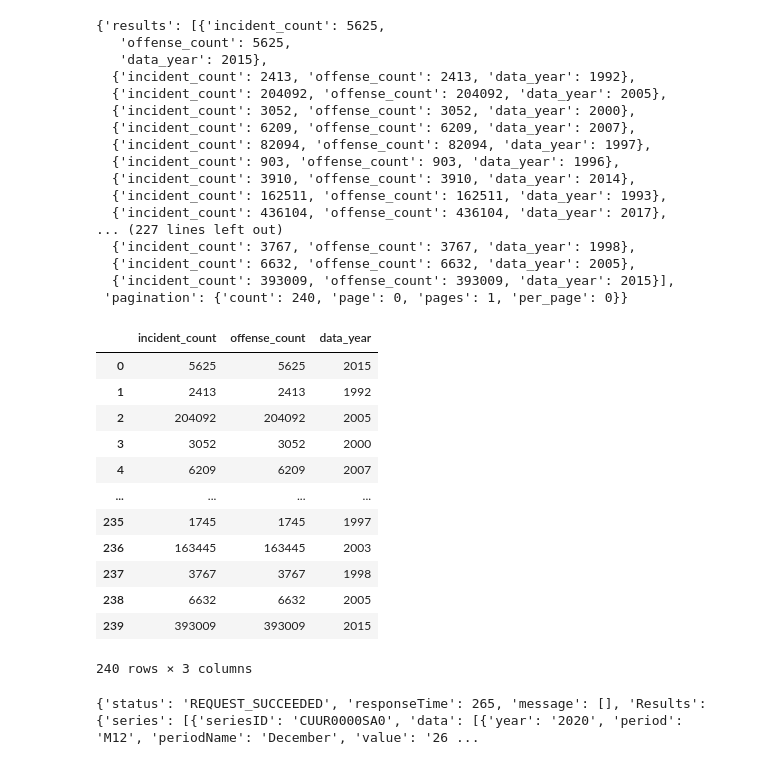
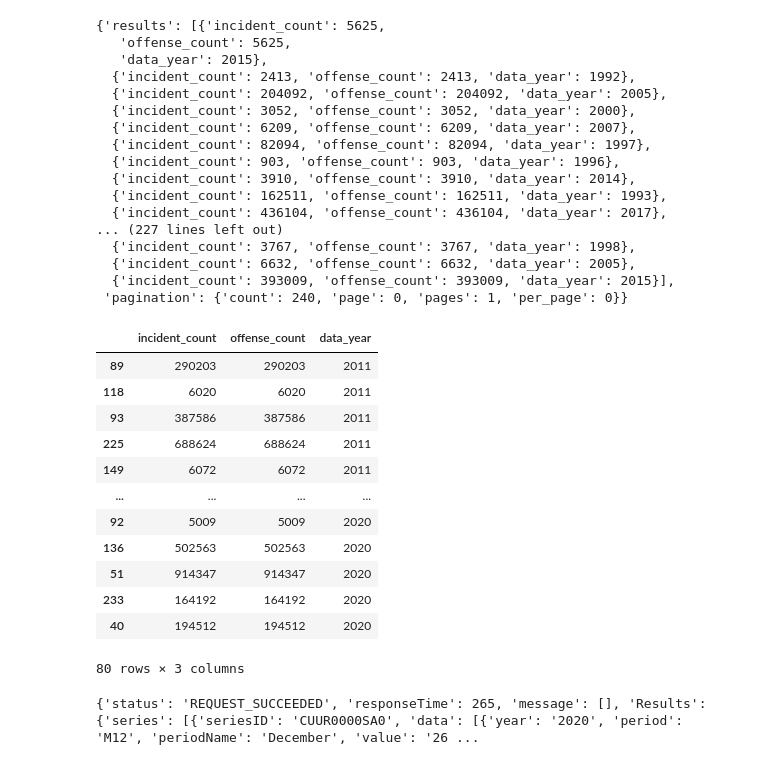
Before and after one commit to HeatherLD/API-Project, a Jupyter notebook: Homework 8 Exploratory API project - Jamie's version.ipynb, the cells around one changed output. Cells and saved outputs as stored; diff of their text form; code cells hidden in the pictures.

```diff
--- a/Homework 8 Exploratory API project - Jamie's version.ipynb
+++ b/Homework 8 Exploratory API project - Jamie's version.ipynb
@@ -66,22 +67,27 @@ fbi_json
   {'incident_count': 6632, 'offense_count': 6632, 'data_year': 2005},
   {'incident_count': 393009, 'offense_count': 393009, 'data_year': 2015}],
  'pagination': {'count': 240, 'page': 0, 'pages': 1, 'per_page': 0}}
-# %%
-pd.DataFrame(fbi_json['results'])
-# %% [output]
-|  | incident_count | offense_count | data_year |
-| 0 | 5625 | 5625 | 2015 |
-| 1 | 2413 | 2413 | 1992 |
-| 2 | 204092 | 204092 | 2005 |
-| 3 | 3052 | 3052 | 2000 |
-| 4 | 6209 | 6209 | 2007 |
-| ... | ... | ... | ... |
-| 235 | 1745 | 1745 | 1997 |
-| 236 | 163445 | 163445 | 2003 |
-| 237 | 3767 | 3767 | 1998 |
-| 238 | 6632 | 6632 | 2005 |
-| 239 | 393009 | 393009 | 2015 |
-240 rows × 3 columns
+# %%
+#creating dataframe, sorting by year, then filtering for 2011-2020
+fbi_df=pd.DataFrame(fbi_json['results'])
+fbi_sorted=fbi_df.sort_values(by='data_year')
+fbi_yr_filtered = fbi_sorted.loc[fbi_sorted['data_year'] >= 2011]
+pd.DataFrame(fbi_yr_filtered)
+# Why are there multiple entries for each year???
+# %% [output]
+|  | incident_count | offense_count | data_year |
+| 89 | 290203 | 290203 | 2011 |
+| 118 | 6020 | 6020 | 2011 |
+| 93 | 387586 | 387586 | 2011 |
+| 225 | 688624 | 688624 | 2011 |
+| 149 | 6072 | 6072 | 2011 |
+| ... | ... | ... | ... |
+| 92 | 5009 | 5009 | 2020 |
+| 136 | 502563 | 502563 | 2020 |
+| 51 | 914347 | 914347 | 2020 |
+| 233 | 164192 | 164192 | 2020 |
+| 40 | 194512 | 194512 | 2020 |
+80 rows × 3 columns
 # %%
 raw_fbi_data_larc = []
 raw_fbi_data_larc.append(fbi_json_data_larc)
```
Also changed, not shown: parts of 6 cells of this notebook.
